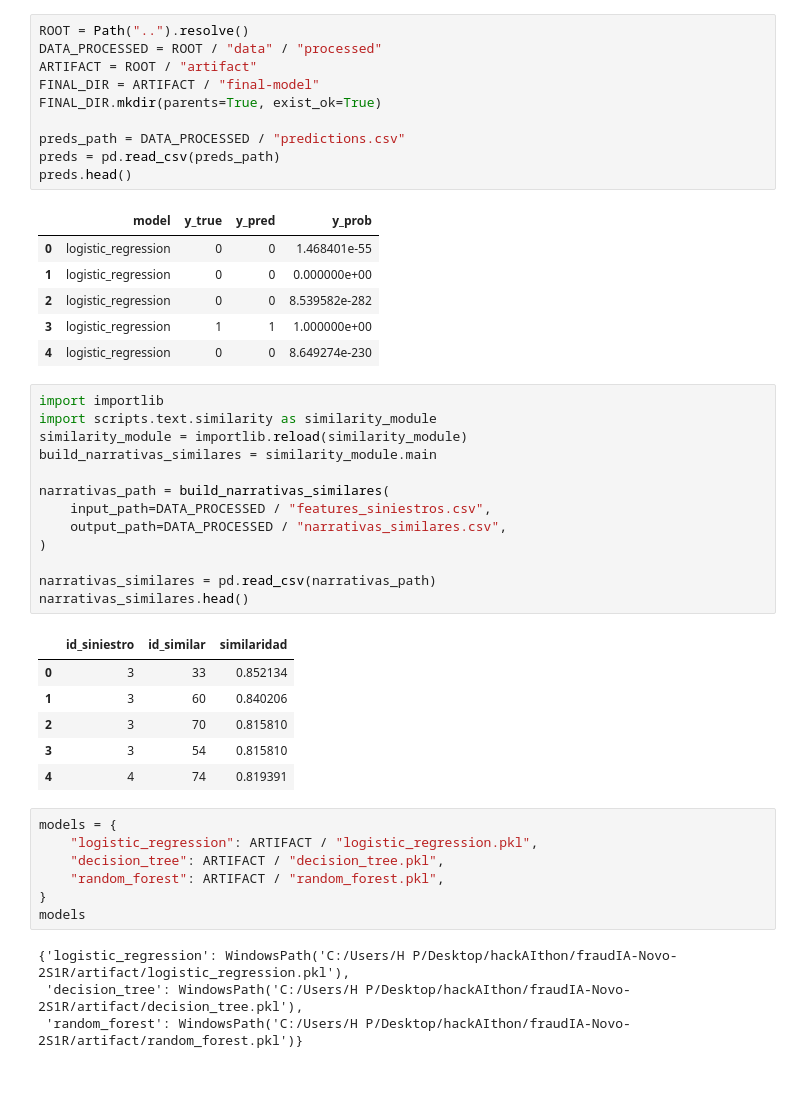
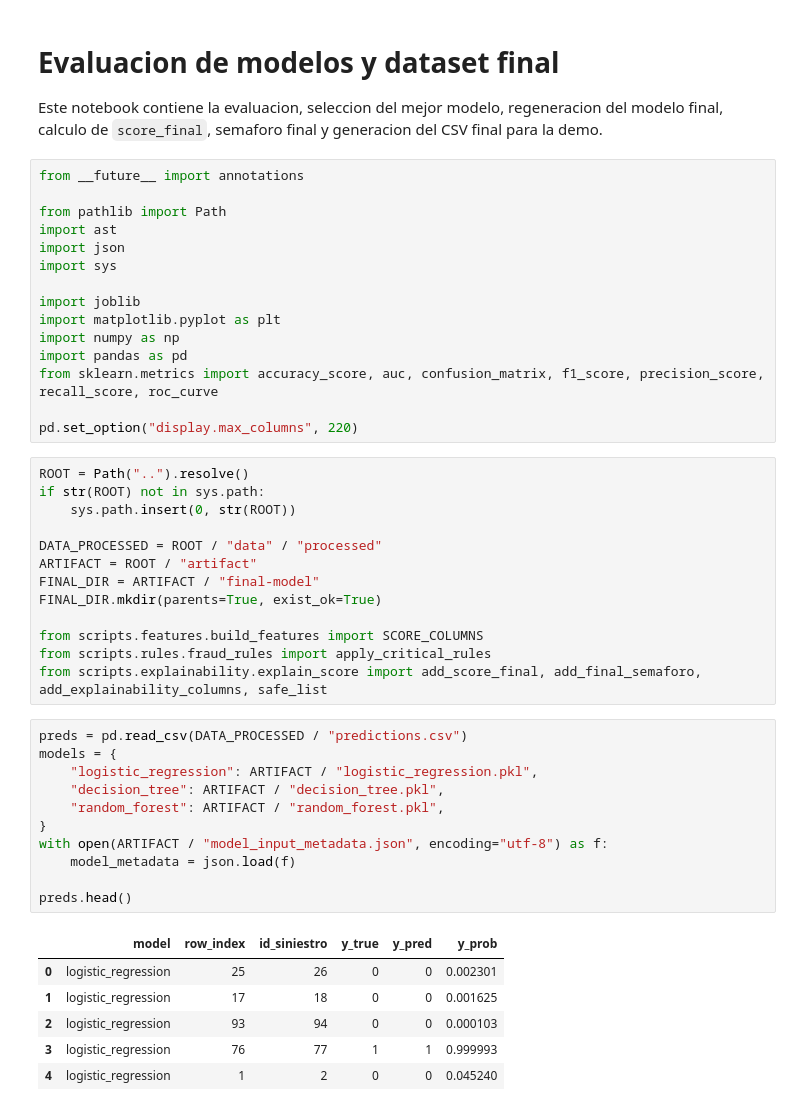
Before and after one commit to Dass-19/fraudIA-Novo-2S1R, a Jupyter notebook: notebooks/03_evaluacion_modelo.ipynb, the cells around one changed output. Cells and saved outputs as stored; diff of their text form; blank space fills up the shorter version.

```diff
--- a/notebooks/03_evaluacion_modelo.ipynb
+++ b/notebooks/03_evaluacion_modelo.ipynb
@@ -20,48 +1,50 @@ from scripts.explainability.explain_score import explain_model
+# %% [markdown]
+# Evaluacion de modelos y dataset final
+
+Este notebook contiene la evaluacion, seleccion del mejor modelo, regeneracion del modelo final, calculo de `score_final`, semaforo final y generacion del CSV final para la demo.
+# %%
+from __future__ import annotations
+
+from pathlib import Path
+import ast
+import json
+import sys
+
+import joblib
+import matplotlib.pyplot as plt
+import numpy as np
+import pandas as pd
+from sklearn.metrics import accuracy_score, auc, confusion_matrix, f1_score, precision_score, recall_score, roc_curve
+
+pd.set_option("display.max_columns", 220)
 # %%
 ROOT = Path("..").resolve()
+if str(ROOT) not in sys.path:
+    sys.path.insert(0, str(ROOT))
+
 DATA_PROCESSED = ROOT / "data" / "processed"
 ARTIFACT = ROOT / "artifact"
 FINAL_DIR = ARTIFACT / "final-model"
 FINAL_DIR.mkdir(parents=True, exist_ok=True)
 
-preds_path = DATA_PROCESSED / "predictions.csv"
-preds = pd.read_csv(preds_path)
-preds.head()
+from scripts.features.build_features import SCORE_COLUMNS
+from scripts.rules.fraud_rules import apply_critical_rules
+from scripts.explainability.explain_score import add_score_final, add_final_semaforo, add_explainability_columns, safe_list
-# %% [output]
-|  | model | y_true | y_pred | y_prob |
-| 0 | logistic_regression | 0 | 0 | 1.468401e-55 |
-| 1 | logistic_regression | 0 | 0 | 0.000000e+00 |
-| 2 | logistic_regression | 0 | 0 | 8.539582e-282 |
-| 3 | logistic_regression | 1 | 1 | 1.000000e+00 |
-| 4 | logistic_regression | 0 | 0 | 8.649274e-230 |
-# %%
-import importlib
-import scripts.text.similarity as similarity_module
-similarity_module = importlib.reload(similarity_module)
-build_narrativas_similares = similarity_module.main
-
-narrativas_path = build_narrativas_similares(
-    input_path=DATA_PROCESSED / "features_siniestros.csv",
-    output_path=DATA_PROCESSED / "narrativas_similares.csv",
-)
-
-narrativas_similares = pd.read_csv(narrativas_path)
-narrativas_similares.head()
-# %% [output]
-|  | id_siniestro | id_similar | similaridad |
-| 0 | 3 | 33 | 0.852134 |
-| 1 | 3 | 60 | 0.840206 |
-| 2 | 3 | 70 | 0.815810 |
-| 3 | 3 | 54 | 0.815810 |
-| 4 | 4 | 74 | 0.819391 |
 # %%
+preds = pd.read_csv(DATA_PROCESSED / "predictions.csv")
 models = {
     "logistic_regression": ARTIFACT / "logistic_regression.pkl",
     "decision_tree": ARTIFACT / "decision_tree.pkl",
     "random_forest": ARTIFACT / "random_forest.pkl",
 }
-models
+with open(ARTIFACT / "model_input_metadata.json", encoding="utf-8") as f:
+    model_metadata = json.load(f)
+
+preds.head()
 # %% [output]
-{'logistic_regression': WindowsPath('C:/Users/H P/Desktop/hackAIthon/fraudIA-Novo-2S1R/artifact/logistic_regression.pkl'),
- 'decision_tree': WindowsPath('C:/Users/H P/Desktop/hackAIthon/fraudIA-Novo-2S1R/artifact/decision_tree.pkl'),
- 'random_forest': WindowsPath('C:/Users/H P/Desktop/hackAIthon/fraudIA-Novo-2S1R/artifact/random_forest.pkl')}
+|  | model | row_index | id_siniestro | y_true | y_pred | y_prob |
+| 0 | logistic_regression | 25 | 26 | 0 | 0 | 0.002301 |
+| 1 | logistic_regression | 17 | 18 | 0 | 0 | 0.001625 |
+| 2 | logistic_regression | 93 | 94 | 0 | 0 | 0.000103 |
+| 3 | logistic_regression | 76 | 77 | 1 | 1 | 0.999993 |
+| 4 | logistic_regression | 1 | 2 | 0 | 0 | 0.045240 |
```
Also changed, not shown: parts of 13 cells of this notebook, 16 other files.
